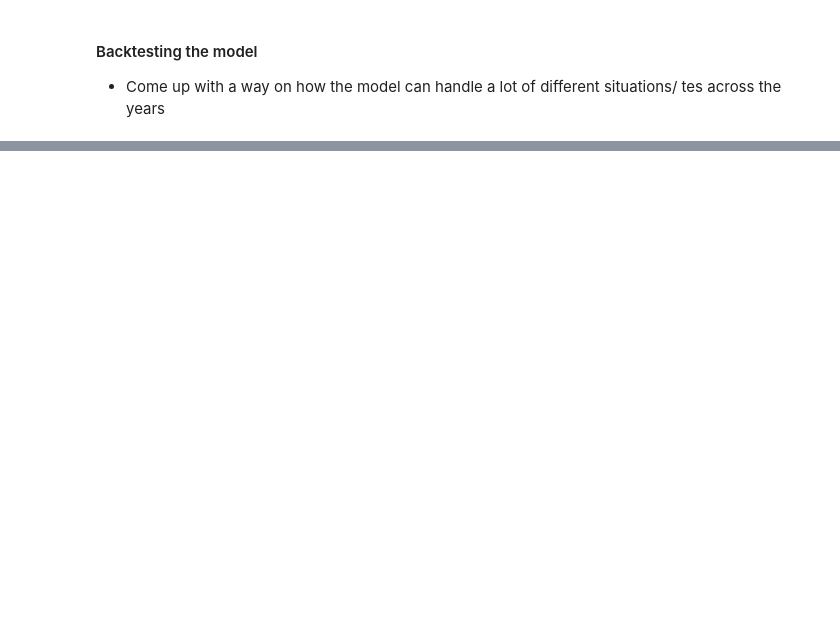
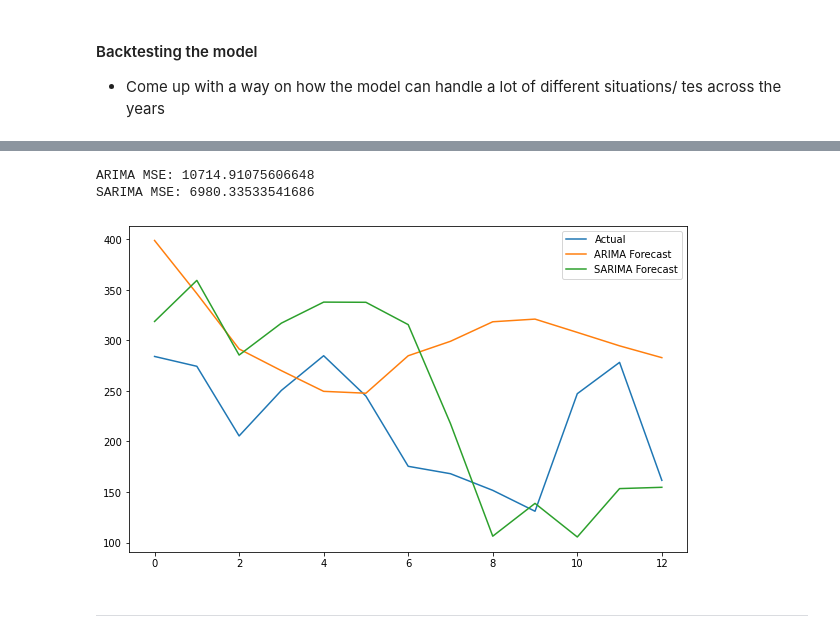
Before and after one commit to Edna722/Atote-Sales-Parctice-Tool-Analysis2, a Jupyter notebook: Sales Notebook.ipynb, the cells around one changed output, grey strips where cells are left out. Drawn from its saved outputs; the diff is of its cells as text; code cells hidden in the pictures; blank space fills up the shorter version.

Commit message:
Time Series:ARIMA and SARIMA model

```diff
--- a/Sales Notebook.ipynb
+++ b/Sales Notebook.ipynb
@@ -527,0 +405,4 @@ for horizon in horizons:
+# %%
+# Fit to ARIMA Model
+arima_model = ARIMA(train['EQ'], order = (5,1,0))
+arima_fit = arima_model.fit()
@@ -539,0 +413,4 @@ NameError: name 'p' is not defined
+# %%
+sarima_model = SARIMAX(train['EQ'], order = (5, 1, 0), seasonal_order= (1,1,1,12))
+# Fit to SARIMA Model
+sarima_fit = sarima_model.fit()
@@ -539,0 +421,32 @@ NameError: name 'p' is not defined
+# %%
+# Evaluate the models
+arima_mse = mean_squared_error(test['EQ'], arima_forecast)
+sarima_mse = mean_squared_error(test['EQ'], sarima_forecast)
+
+print("ARIMA MSE:" , arima_mse)
+print("SARIMA MSE:" , sarima_mse)
+# %% [output]
+ARIMA MSE: 10714.91075606648
+SARIMA MSE: 6980.33533541686
+# %%
+test.reset_index(inplace=True)
+actual_values = test['EQ'].values
+arima_forecast_values = arima_forecast
+sarima_forecast_values = sarima_forecast
+# %%
+# Forecast the models
+arima_forecast = arima_fit.forecast(steps=len(test))
+sarima_forecast = sarima_fit.forecast(steps=len(test))
+# %%
+arima_forecast_array = np.array(arima_forecast)
+sarima_forecast_array = np.array(sarima_forecast)
+
+plt.plot(test.index.tolist(), actual_values.flatten(), label='Actual')
+plt.plot(arima_forecast_array, label='ARIMA Forecast')
+plt.plot(sarima_forecast_array, label='SARIMA Forecast')
+plt.legend()
+plt.show()
+# %% [output]
+[figure, added]
+# %% [markdown]
+-----
```
Also changed, not shown: parts of 32 cells of this notebook.
